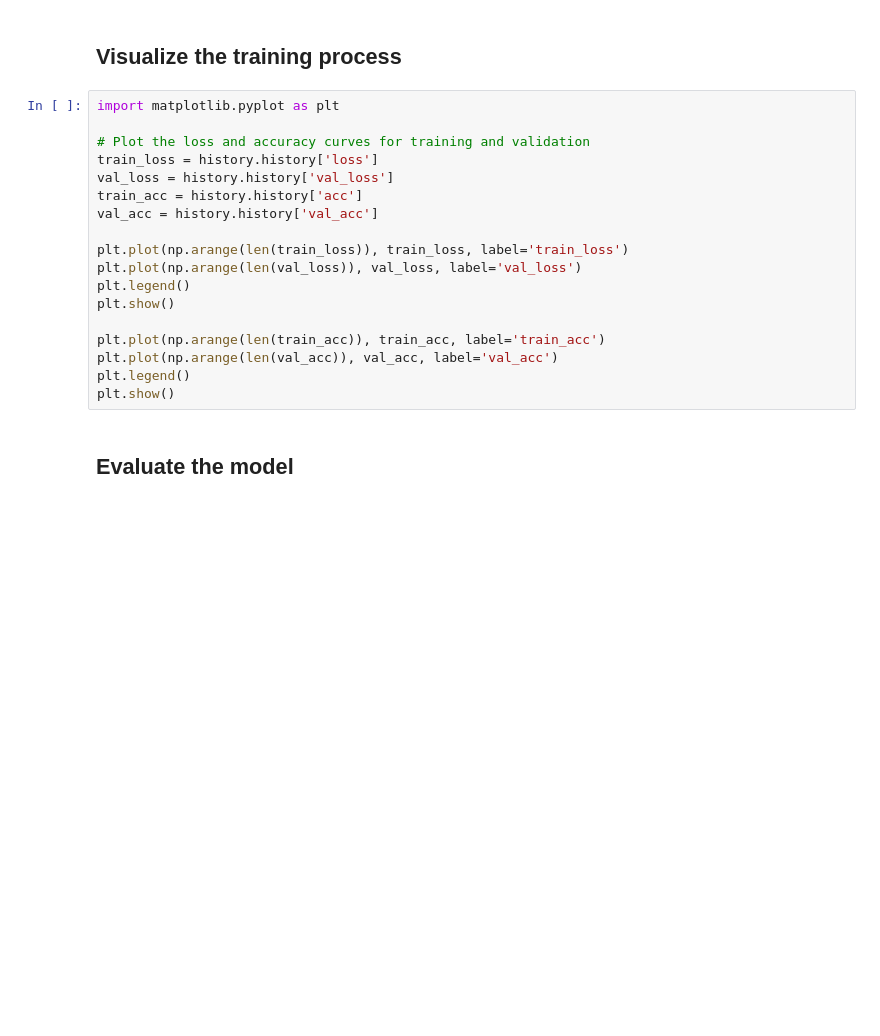
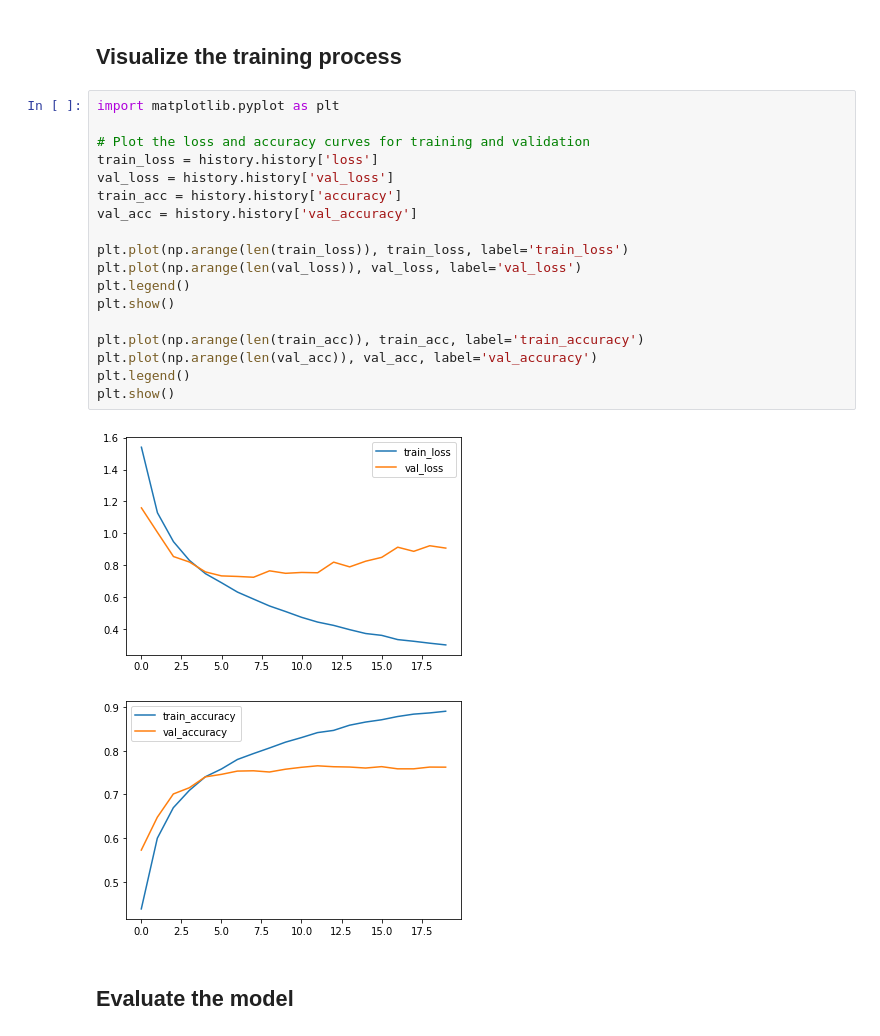
Before and after one commit to ntaka-0303/AI-Masrer, a Jupyter notebook: S7.CNN/cnn.ipynb, the cells around one changed output. Drawn from its saved outputs; the diff is of its cells as text; blank space fills up the shorter version.

```diff
--- a/S7.CNN/cnn.ipynb
+++ b/S7.CNN/cnn.ipynb
@@ -144,21 +149,24 @@ KeyboardInterrupt:
 # %%
 import matplotlib.pyplot as plt
 
 # Plot the loss and accuracy curves for training and validation
 train_loss = history.history['loss']
 val_loss = history.history['val_loss']
-train_acc = history.history['acc']
-val_acc = history.history['val_acc']
+train_acc = history.history['accuracy']
+val_acc = history.history['val_accuracy']
 
 plt.plot(np.arange(len(train_loss)), train_loss, label='train_loss')
 plt.plot(np.arange(len(val_loss)), val_loss, label='val_loss')
 plt.legend()
 plt.show()
 
-plt.plot(np.arange(len(train_acc)), train_acc, label='train_acc')
-plt.plot(np.arange(len(val_acc)), val_acc, label='val_acc')
+plt.plot(np.arange(len(train_acc)), train_acc, label='train_accuracy')
+plt.plot(np.arange(len(val_acc)), val_acc, label='val_accuracy')
 plt.legend()
 plt.show()
+# %% [output]
+[figure, added]
+[figure, added]
 # %% [markdown]
 ## Evaluate the model
 # %%
```
Also changed, not shown: parts of 7 cells of this notebook.
